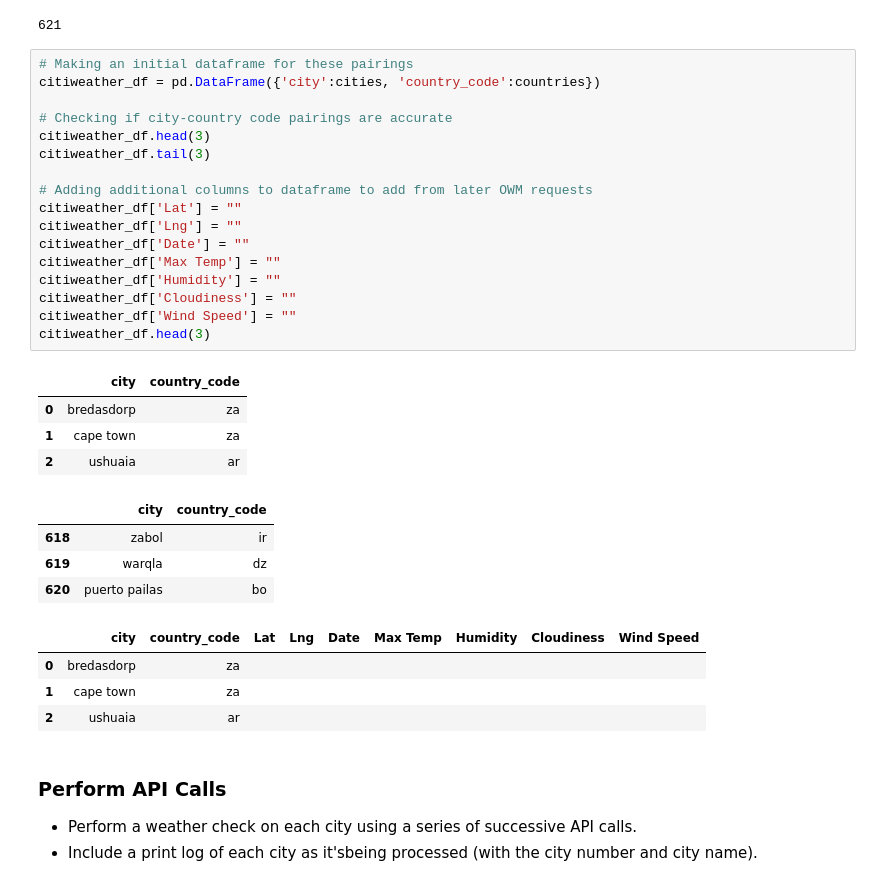
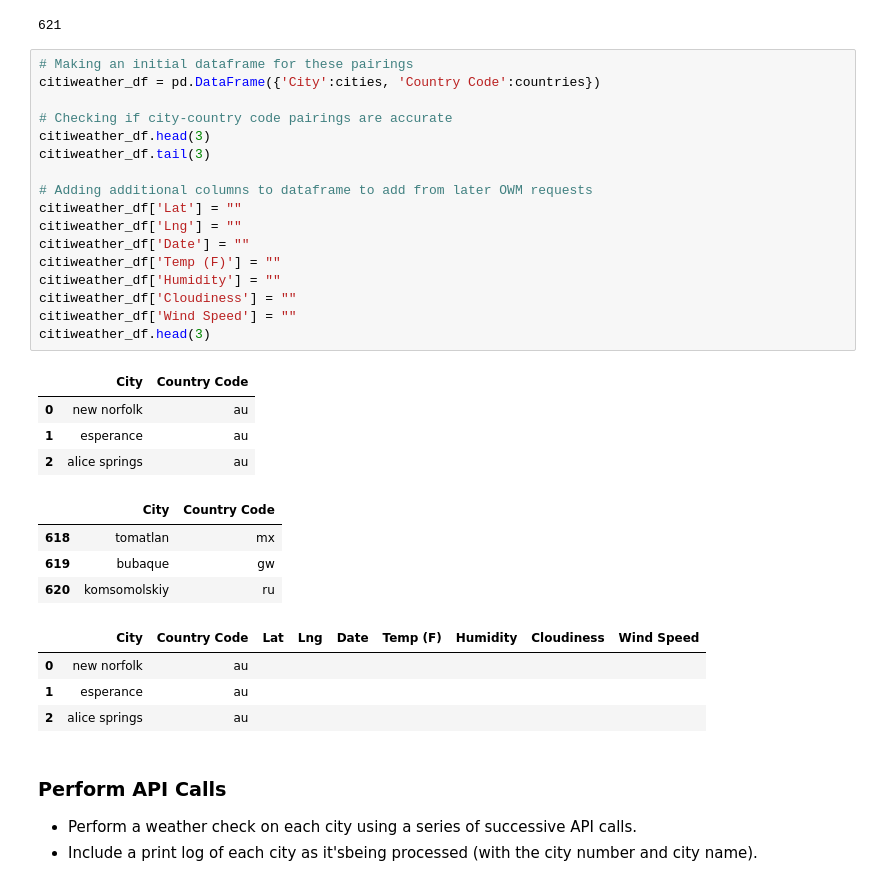
Before and after one commit to Emanste92/UCBEx_DataAnalytics, a Jupyter notebook: WeatherPy/ETE_WeatherPy.ipynb, the cells around one changed output. Saved outputs shown, nothing was run; the diff lists cells and outputs as text.

```diff
--- a/WeatherPy/ETE_WeatherPy.ipynb
+++ b/WeatherPy/ETE_WeatherPy.ipynb
@@ -67,34 +66,34 @@ len(cities)
 621
 # %%
 # Making an initial dataframe for these pairings
-citiweather_df = pd.DataFrame({'city':cities, 'country_code':countries})
+citiweather_df = pd.DataFrame({'City':cities, 'Country Code':countries})
 
 # Checking if city-country code pairings are accurate
 citiweather_df.head(3)
 citiweather_df.tail(3)
 
 # Adding additional columns to dataframe to add from later OWM requests
 citiweather_df['Lat'] = ""
 citiweather_df['Lng'] = ""
 citiweather_df['Date'] = ""
-citiweather_df['Max Temp'] = ""
+citiweather_df['Temp (F)'] = ""
 citiweather_df['Humidity'] = ""
 citiweather_df['Cloudiness'] = ""
 citiweather_df['Wind Speed'] = ""
 citiweather_df.head(3)
 # %% [output]
-|  | city | country_code |
-| 0 | bredasdorp | za |
-| 1 | cape town | za |
-| 2 | ushuaia | ar |
+|  | City | Country Code |
+| 0 | new norfolk | au |
+| 1 | esperance | au |
+| 2 | alice springs | au |
-|  | city | country_code |
-| 618 | zabol | ir |
-| 619 | warqla | dz |
-| 620 | puerto pailas | bo |
+|  | City | Country Code |
+| 618 | tomatlan | mx |
+| 619 | bubaque | gw |
+| 620 | komsomolskiy | ru |
-|  | city | country_code | Lat | Lng | Date | Max Temp | Humidity | Cloudiness | Wind Speed |
-| 0 | bredasdorp | za |  |  |  |  |  |  |  |
-| 1 | cape town | za |  |  |  |  |  |  |  |
-| 2 | ushuaia | ar |  |  |  |  |  |  |  |
+|  | City | Country Code | Lat | Lng | Date | Temp (F) | Humidity | Cloudiness | Wind Speed |
+| 0 | new norfolk | au |  |  |  |  |  |  |  |
+| 1 | esperance | au |  |  |  |  |  |  |  |
+| 2 | alice springs | au |  |  |  |  |  |  |  |
 # %% [markdown]
 ### Perform API Calls
 * Perform a weather check on each city using a series of successive API calls.
```
Also changed, not shown: parts of 7 cells of this notebook.
